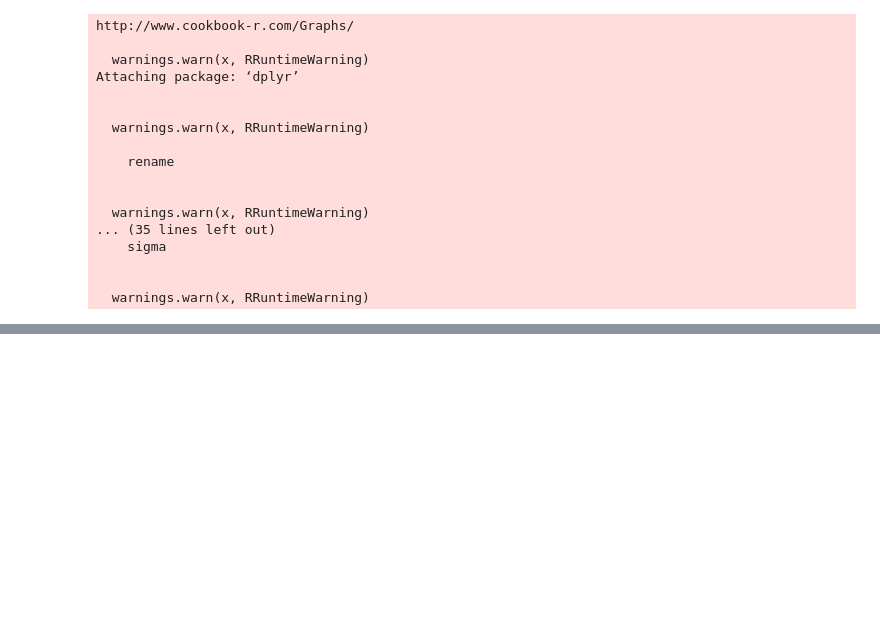
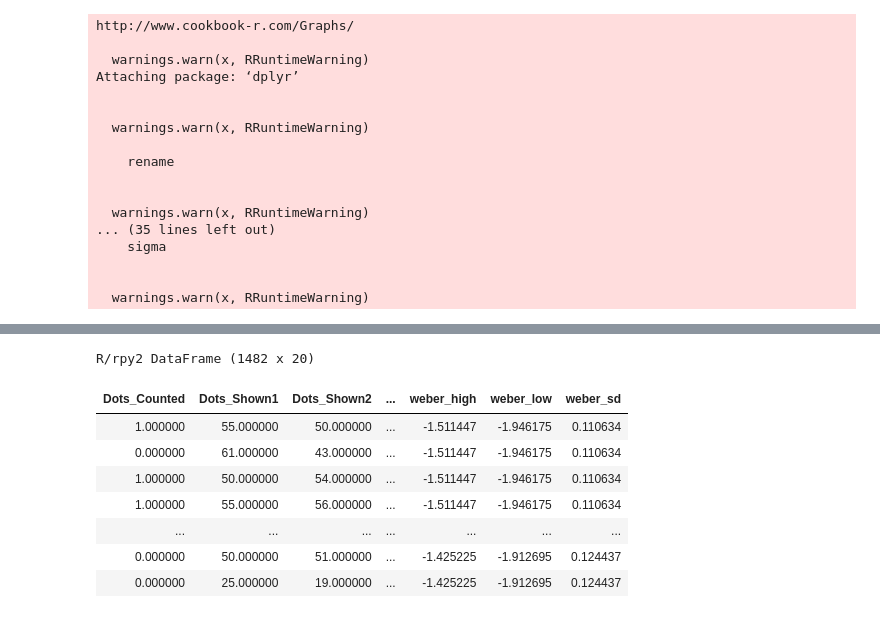
Before and after one commit to samcheyette/eye_tracker_counting, a Jupyter notebook: weber_discrimination.ipynb, the cells around one changed output, grey strips where cells are left out. Saved outputs shown, nothing was run; the diff lists cells and outputs as text; code cells hidden in the pictures; blank space fills up the shorter version.

```diff
--- a/weber_discrimination.ipynb
+++ b/weber_discrimination.ipynb
@@ -262,20 +293,0 @@ R/rpy2 DataFrame (1529 x 53)
-# %%
-%%R -i summary_vals summary
-
-summary_vals <- summary_vals %>%
-                mutate(ratio=(Dots_Shown1-Dots_Shown2)/(weber*(Dots_Shown1**2 + Dots_Shown2**2)**0.5))
-
-mean_reg_vals <- summary_vals %>%
-                group_by(pid, Subject, Time1, Time2) %>%
-                mutate(weber = mean(weber)) %>%
-                group_by(pid, Subject) %>%
-                top_n(n=1,wt=id)
-
-
-
-mean_reg_vals <- mean_reg_vals[order(mean_reg_vals$Subject),]
-
-for (i in mean_reg_vals$weber) {
-    cat(i)
-    cat("\n")
-}
@@ -299,0 +294,50 @@ for (i in mean_reg_vals$weber) {
+# %%
+summary_mean = summary["mean"]
+summary_sd = summary["sd"]
+summary_low = summary["hpd_2.5"]
+summary_high = summary["hpd_97.5"]
+
+vals = {}
+rownames = list(summary.index)
+
+n_groups = seen1.shape[0]
+n_per_group = seen1.shape[1]
+
+print(summary_mean)
+print(summary_sd)
+
+
+vals = {}
+for i in range(len(rownames)):
+    rowname = rownames[i]
+    rowname = rowname[:rowname.find("__")]
+
+    if 'grp' in rowname:
+        vals[rowname] = [summary_mean[i] for _ in range(n_per_group*n_groups)]
+        vals[rowname+"_sd"] = [summary_sd[i] for _ in range(n_per_group*n_groups)]
+        vals[rowname+"_low"] = [summary_low[i] for _ in range(n_per_group*n_groups)]
+        vals[rowname+"_high"] = [summary_high[i] for _ in range(n_per_group*n_groups)]
+
+    else:
+        if rowname not in vals:
+            vals[rowname] = [summary_mean[i] for _ in range(n_per_group)]
+            vals[rowname+"_sd"] = [summary_sd[i] for _ in range(n_per_group)]
+            vals[rowname+"_low"] = [summary_low[i] for _ in range(n_per_group)]
+            vals[rowname+"_high"] = [summary_high[i] for _ in range(n_per_group)]
+        else:
+            vals[rowname] += [summary_mean[i] for _ in range(n_per_group)]
+            vals[rowname+"_sd"] += [summary_sd[i] for _ in range(n_per_group)]
+            vals[rowname+"_low"] += [summary_low[i] for _ in range(n_per_group)]
+            vals[rowname+"_high"] += [summary_high[i] for _ in range(n_per_group)]
+
+vals["pid"] = np.ravel(pid)
+vals["Time1"] = np.ravel(times1)
+vals["seen1"] = np.ravel(seen1)
+vals["Time2"] = np.ravel(times2)
+vals["seen2"] = np.ravel(seen2)
+vals["Dots_Shown1"] = np.ravel(dots_shown1)
+vals["Dots_Shown2"] = np.ravel(dots_shown2)
+vals["Dots_Counted"] = np.ravel(dots_counted)
+sum_vals=pd.DataFrame(vals)
+pandas2ri.py2ri(sum_vals)
+# %% [output]
@@ -299,0 +361,9 @@ for (i in mean_reg_vals$weber) {
+R/rpy2 DataFrame (1482 x 20)
+| Dots_Counted | Dots_Shown1 | Dots_Shown2 | ... | weber_high | weber_low | weber_sd |
+| 1.000000 | 55.000000 | 50.000000 | ... | -1.511447 | -1.946175 | 0.110634 |
+| 0.000000 | 61.000000 | 43.000000 | ... | -1.511447 | -1.946175 | 0.110634 |
+| 1.000000 | 50.000000 | 54.000000 | ... | -1.511447 | -1.946175 | 0.110634 |
+| 1.000000 | 55.000000 | 56.000000 | ... | -1.511447 | -1.946175 | 0.110634 |
+| ... | ... | ... | ... | ... | ... | ... |
+| 0.000000 | 50.000000 | 51.000000 | ... | -1.425225 | -1.912695 | 0.124437 |
+| 0.000000 | 25.000000 | 19.000000 | ... | -1.425225 | -1.912695 | 0.124437 |
```
Also changed, not shown: parts of 6 cells of this notebook, 5 other files.
